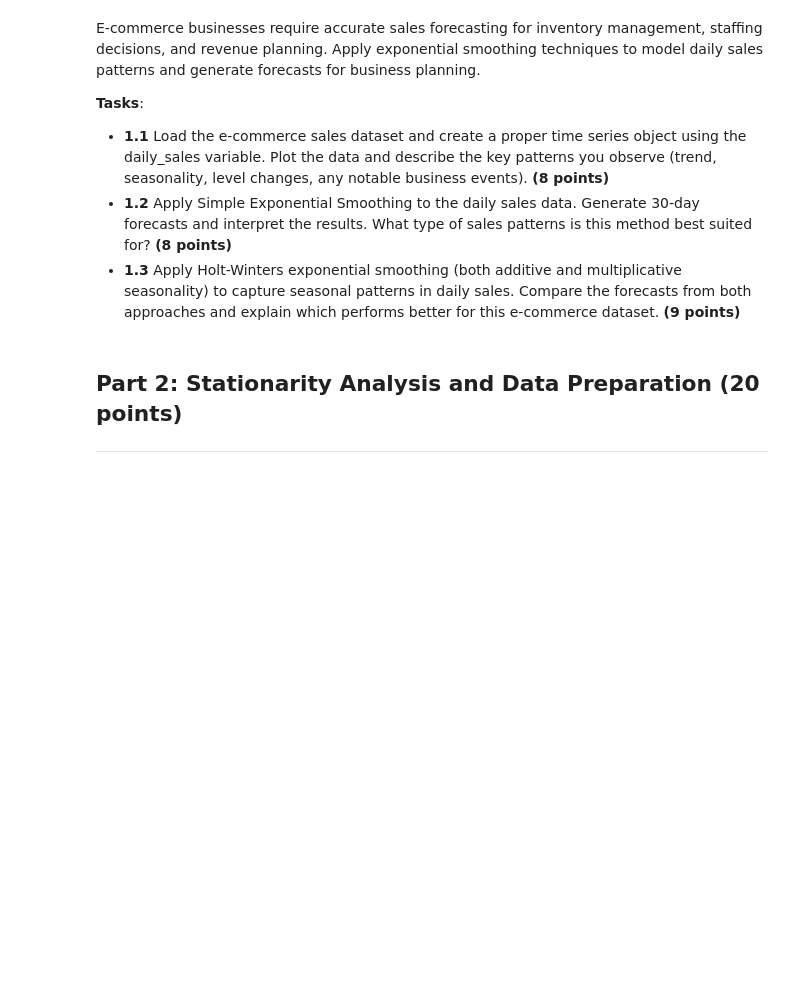
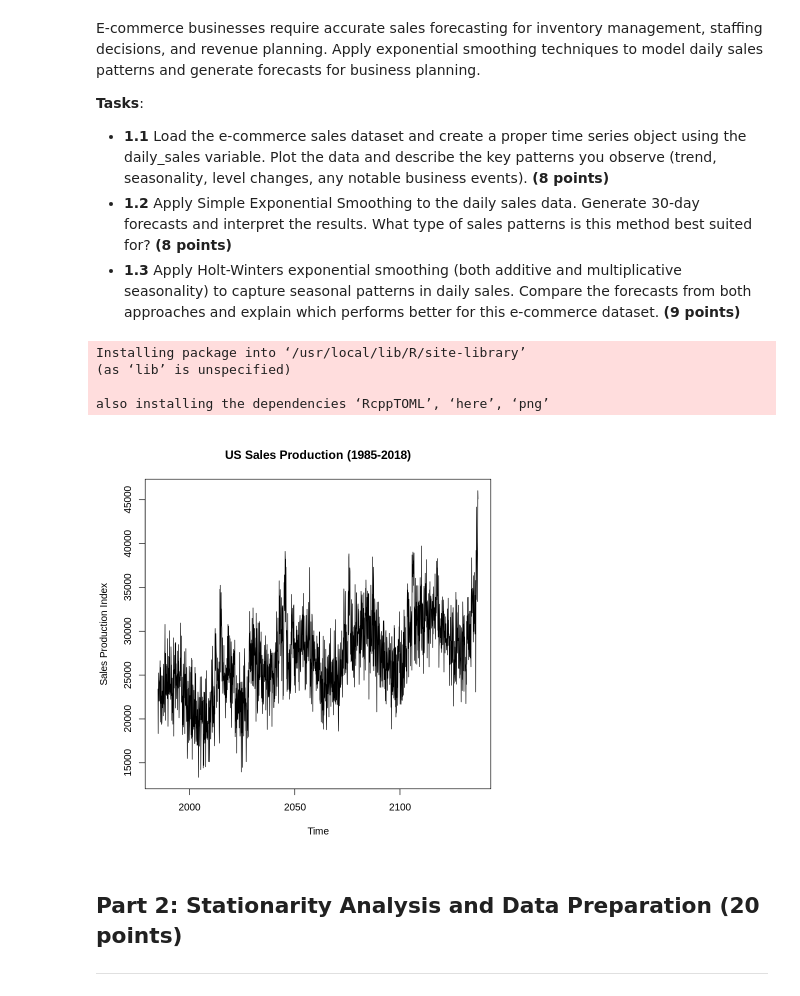
Before and after one commit to caninecrew/hw_5, a Jupyter notebook: HW_5_DS4220_Samuel_Rumbley.ipynb, the cells around one changed output. Saved outputs shown, nothing was run; the diff lists cells and outputs as text; code cells hidden in the pictures; blank space fills up the shorter version.

```diff
--- a/HW_5_DS4220_Samuel_Rumbley.ipynb
+++ b/HW_5_DS4220_Samuel_Rumbley.ipynb
@@ -27,6 +27,32 @@ events). **(8 points)**
 results. What type of sales patterns is this method best suited for? **(8 points)**
 * **1.3** Apply Holt-Winters exponential smoothing (both additive and multiplicative seasonality) to capture
 seasonal patterns in daily sales. Compare the forecasts from both approaches and explain which performs better for this e-commerce dataset. **(9 points)**
+# %%
+# # Load required libraries
+# install.packages("forecast")
+# install.packages("reticulate")
+
+# library(forecast)
+# library(ggplot2)
+# library(reticulate)
+
+# Turn off scientific notation
+options(scipen = 999)
+# %% [output]
+Installing package into ‘/usr/local/lib/R/site-library’
+(as ‘lib’ is unspecified)
+
+also installing the dependencies ‘RcppTOML’, ‘here’, ‘png’
+# %%
+# Load sales production data
+sales_data <- read.csv("https://raw.githubusercontent.com/caninecrew/hw_5/refs/heads/main/hw5_ecommerce_sales.csv", stringsAsFactors=FALSE)
+sales_data$DATE <- as.Date(sales_data$date, format = "%m/%d/%Y")
+sales_production <- ts(sales_data$daily_sales, start = c(1985, 1), frequency = 12)
+
+# Time series visualization
+plot.ts(sales_production, main = "US Sales Production (1985-2018)", ylab = "Sales Production Index")
+# %% [output]
+[figure, added]
 # %% [markdown]
 ## **Part 2**: Stationarity Analysis and Data Preparation (20 points)
 
```
